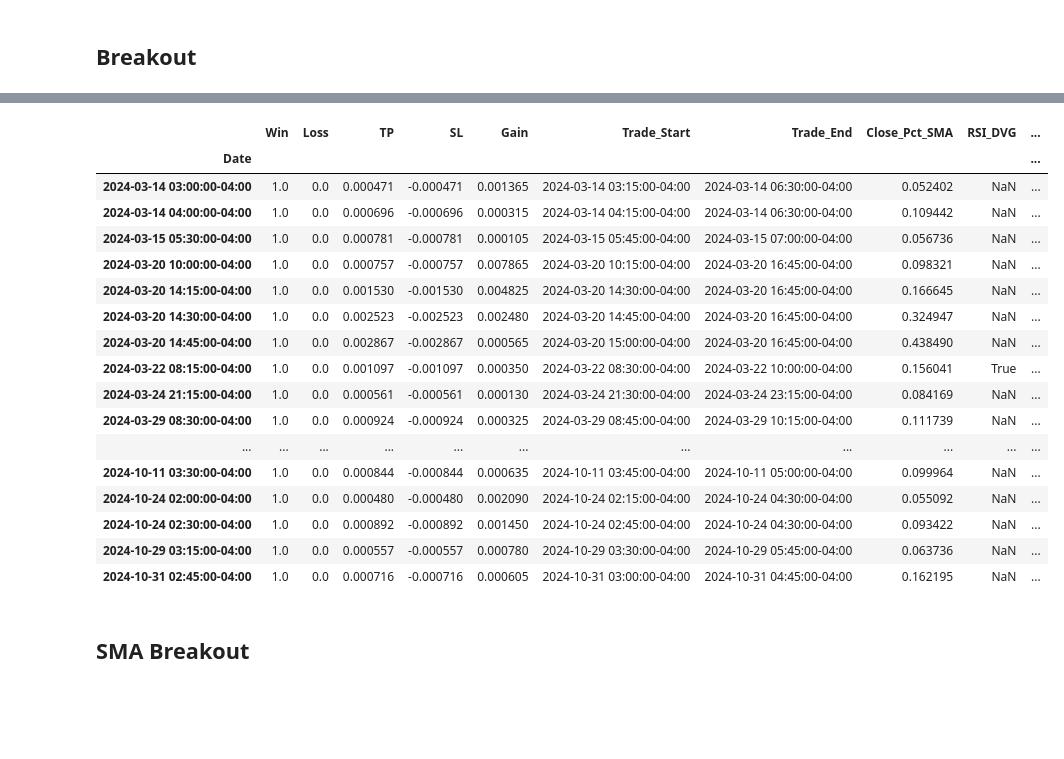
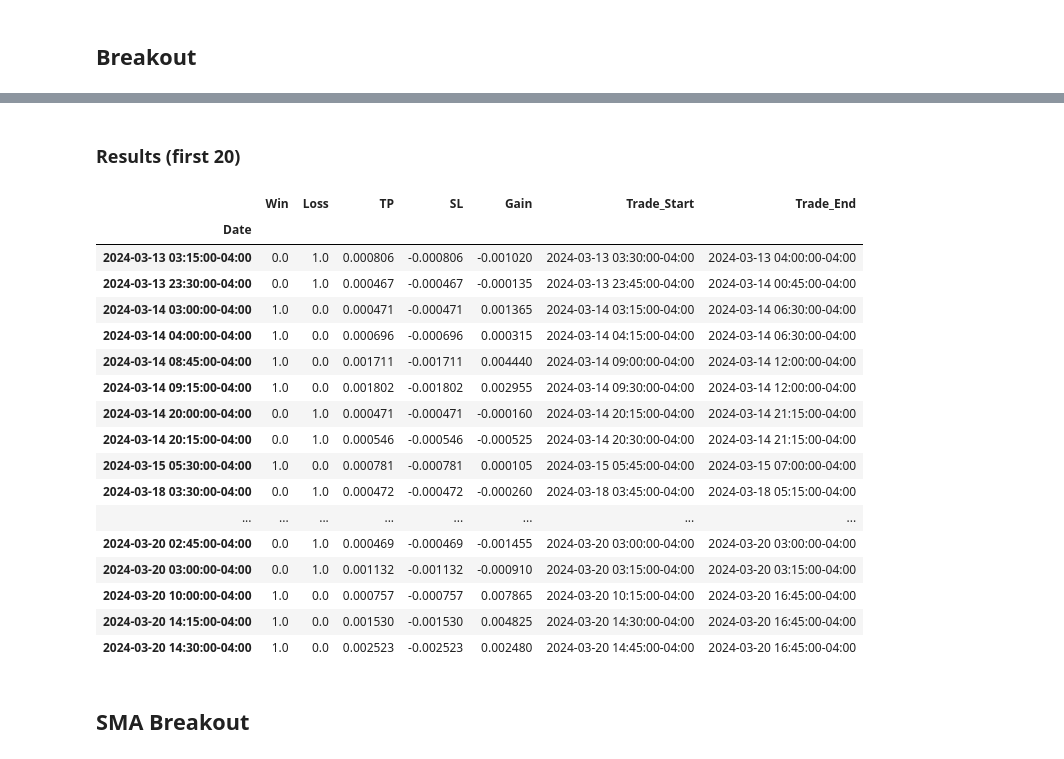
Before and after one commit to root-at-iyn/FXTradingResearch, a Jupyter notebook: research/bb_reversal_v1.ipynb, the cells around one changed output, grey strips where cells are left out. Saved outputs shown, nothing was run; the diff lists cells and outputs as text; code cells hidden in the pictures; blank space fills up the shorter version.

Commit message:
add additional price data for majors in 2026 + 5 yrs EUR and GBP data + model range and trend patterns

```diff
--- a/research/bb_reversal_v1.ipynb
+++ b/research/bb_reversal_v1.ipynb
@@ -14,14 +14,15 @@ import plotly.graph_objects as go
 ### Get FE Data
 # %%
 def get_fe_price_data(
-        filename: str = "../output/FE_V2_GBPUSD_15mins_1yr_End_20250311.csv"
+        filename: str = "FE_V2_GBPUSD_15mins_1yr_End_20250311.csv"
         ) -> DataFrame:
     """
     Return the FE price data as a DatetimeIndexed
     DataFrame set to US/Eastern TZ
     """
-    PATH = os.getcwd()
-    df = pd.read_csv(filename)
+    FOLDER = "price_data"
+    PATH = f"{os.getcwd()}/{FOLDER}"
+    df = pd.read_csv(f"{PATH}/{filename}")
     df["Date"] = pd.DatetimeIndex(df["Date"], tz="US/Eastern")
     df.set_index("Date", inplace=True)
     return df
@@ -357,0 +374,8 @@ bo_gains_df
+# %%
+pd.options.display.max_rows = 100
+data_end_date: str = "20250311"
+path: str = f"FE_GBPUSD_15mins_1yr_End_{data_end_date}.csv"
+signals_df = get_fe_price_data(filename=path)
+
+gain_stats_df = get_trend_signal_stats(signals_df, "BBU_BO", "BBL_BO")
+gain_stats_df
@@ -358,23 +386,25 @@ bo_gains_df
+# %% [markdown]
+### Results (first 20)
 # %%
-bull_bo_df[[*gains_cols, "Close_Pct_SMA", "RSI_DVG", "SMA32_Slope_SMA", "SMA16_Slope_SMA"]].query("Win > 0").iloc[0:100]
+signals_df[gains_cols].query("Win > 0 or Loss > 0").iloc[0:20]
 # %% [output]
-|  | Win | Loss | TP | SL | Gain | Trade_Start | Trade_End | Close_Pct_SMA | RSI_DVG | ... |
-| Date |  |  |  |  |  |  |  |  |  | ... |
-| 2024-03-14 03:00:00-04:00 | 1.0 | 0.0 | 0.000471 | -0.000471 | 0.001365 | 2024-03-14 03:15:00-04:00 | 2024-03-14 06:30:00-04:00 | 0.052402 | NaN | ... |
-| 2024-03-14 04:00:00-04:00 | 1.0 | 0.0 | 0.000696 | -0.000696 | 0.000315 | 2024-03-14 04:15:00-04:00 | 2024-03-14 06:30:00-04:00 | 0.109442 | NaN | ... |
-| 2024-03-15 05:30:00-04:00 | 1.0 | 0.0 | 0.000781 | -0.000781 | 0.000105 | 2024-03-15 05:45:00-04:00 | 2024-03-15 07:00:00-04:00 | 0.056736 | NaN | ... |
-| 2024-03-20 10:00:00-04:00 | 1.0 | 0.0 | 0.000757 | -0.000757 | 0.007865 | 2024-03-20 10:15:00-04:00 | 2024-03-20 16:45:00-04:00 | 0.098321 | NaN | ... |
-| 2024-03-20 14:15:00-04:00 | 1.0 | 0.0 | 0.001530 | -0.001530 | 0.004825 | 2024-03-20 14:30:00-04:00 | 2024-03-20 16:45:00-04:00 | 0.166645 | NaN | ... |
-| 2024-03-20 14:30:00-04:00 | 1.0 | 0.0 | 0.002523 | -0.002523 | 0.002480 | 2024-03-20 14:45:00-04:00 | 2024-03-20 16:45:00-04:00 | 0.324947 | NaN | ... |
-| 2024-03-20 14:45:00-04:00 | 1.0 | 0.0 | 0.002867 | -0.002867 | 0.000565 | 2024-03-20 15:00:00-04:00 | 2024-03-20 16:45:00-04:00 | 0.438490 | NaN | ... |
-| 2024-03-22 08:15:00-04:00 | 1.0 | 0.0 | 0.001097 | -0.001097 | 0.000350 | 2024-03-22 08:30:00-04:00 | 2024-03-22 10:00:00-04:00 | 0.156041 | True | ... |
-| 2024-03-24 21:15:00-04:00 | 1.0 | 0.0 | 0.000561 | -0.000561 | 0.000130 | 2024-03-24 21:30:00-04:00 | 2024-03-24 23:15:00-04:00 | 0.084169 | NaN | ... |
-| 2024-03-29 08:30:00-04:00 | 1.0 | 0.0 | 0.000924 | -0.000924 | 0.000325 | 2024-03-29 08:45:00-04:00 | 2024-03-29 10:15:00-04:00 | 0.111739 | NaN | ... |
-| ... | ... | ... | ... | ... | ... | ... | ... | ... | ... | ... |
-| 2024-10-11 03:30:00-04:00 | 1.0 | 0.0 | 0.000844 | -0.000844 | 0.000635 | 2024-10-11 03:45:00-04:00 | 2024-10-11 05:00:00-04:00 | 0.099964 | NaN | ... |
-| 2024-10-24 02:00:00-04:00 | 1.0 | 0.0 | 0.000480 | -0.000480 | 0.002090 | 2024-10-24 02:15:00-04:00 | 2024-10-24 04:30:00-04:00 | 0.055092 | NaN | ... |
-| 2024-10-24 02:30:00-04:00 | 1.0 | 0.0 | 0.000892 | -0.000892 | 0.001450 | 2024-10-24 02:45:00-04:00 | 2024-10-24 04:30:00-04:00 | 0.093422 | NaN | ... |
-| 2024-10-29 03:15:00-04:00 | 1.0 | 0.0 | 0.000557 | -0.000557 | 0.000780 | 2024-10-29 03:30:00-04:00 | 2024-10-29 05:45:00-04:00 | 0.063736 | NaN | ... |
-| 2024-10-31 02:45:00-04:00 | 1.0 | 0.0 | 0.000716 | -0.000716 | 0.000605 | 2024-10-31 03:00:00-04:00 | 2024-10-31 04:45:00-04:00 | 0.162195 | NaN | ... |
+|  | Win | Loss | TP | SL | Gain | Trade_Start | Trade_End |
+| Date |  |  |  |  |  |  |  |
+| 2024-03-13 03:15:00-04:00 | 0.0 | 1.0 | 0.000806 | -0.000806 | -0.001020 | 2024-03-13 03:30:00-04:00 | 2024-03-13 04:00:00-04:00 |
+| 2024-03-13 23:30:00-04:00 | 0.0 | 1.0 | 0.000467 | -0.000467 | -0.000135 | 2024-03-13 23:45:00-04:00 | 2024-03-14 00:45:00-04:00 |
+| 2024-03-14 03:00:00-04:00 | 1.0 | 0.0 | 0.000471 | -0.000471 | 0.001365 | 2024-03-14 03:15:00-04:00 | 2024-03-14 06:30:00-04:00 |
+| 2024-03-14 04:00:00-04:00 | 1.0 | 0.0 | 0.000696 | -0.000696 | 0.000315 | 2024-03-14 04:15:00-04:00 | 2024-03-14 06:30:00-04:00 |
+| 2024-03-14 08:45:00-04:00 | 1.0 | 0.0 | 0.001711 | -0.001711 | 0.004440 | 2024-03-14 09:00:00-04:00 | 2024-03-14 12:00:00-04:00 |
+| 2024-03-14 09:15:00-04:00 | 1.0 | 0.0 | 0.001802 | -0.001802 | 0.002955 | 2024-03-14 09:30:00-04:00 | 2024-03-14 12:00:00-04:00 |
+| 2024-03-14 20:00:00-04:00 | 0.0 | 1.0 | 0.000471 | -0.000471 | -0.000160 | 2024-03-14 20:15:00-04:00 | 2024-03-14 21:15:00-04:00 |
+| 2024-03-14 20:15:00-04:00 | 0.0 | 1.0 | 0.000546 | -0.000546 | -0.000525 | 2024-03-14 20:30:00-04:00 | 2024-03-14 21:15:00-04:00 |
+| 2024-03-15 05:30:00-04:00 | 1.0 | 0.0 | 0.000781 | -0.000781 | 0.000105 | 2024-03-15 05:45:00-04:00 | 2024-03-15 07:00:00-04:00 |
+| 2024-03-18 03:30:00-04:00 | 0.0 | 1.0 | 0.000472 | -0.000472 | -0.000260 | 2024-03-18 03:45:00-04:00 | 2024-03-18 05:15:00-04:00 |
+| ... | ... | ... | ... | ... | ... | ... | ... |
+| 2024-03-20 02:45:00-04:00 | 0.0 | 1.0 | 0.000469 | -0.000469 | -0.001455 | 2024-03-20 03:00:00-04:00 | 2024-03-20 03:00:00-04:00 |
+| 2024-03-20 03:00:00-04:00 | 0.0 | 1.0 | 0.001132 | -0.001132 | -0.000910 | 2024-03-20 03:15:00-04:00 | 2024-03-20 03:15:00-04:00 |
+| 2024-03-20 10:00:00-04:00 | 1.0 | 0.0 | 0.000757 | -0.000757 | 0.007865 | 2024-03-20 10:15:00-04:00 | 2024-03-20 16:45:00-04:00 |
+| 2024-03-20 14:15:00-04:00 | 1.0 | 0.0 | 0.001530 | -0.001530 | 0.004825 | 2024-03-20 14:30:00-04:00 | 2024-03-20 16:45:00-04:00 |
+| 2024-03-20 14:30:00-04:00 | 1.0 | 0.0 | 0.002523 | -0.002523 | 0.002480 | 2024-03-20 14:45:00-04:00 | 2024-03-20 16:45:00-04:00 |
 # %% [markdown]
 ## SMA Breakout
```
Also changed, not shown: parts of 22 cells of this notebook, 29 other files.
